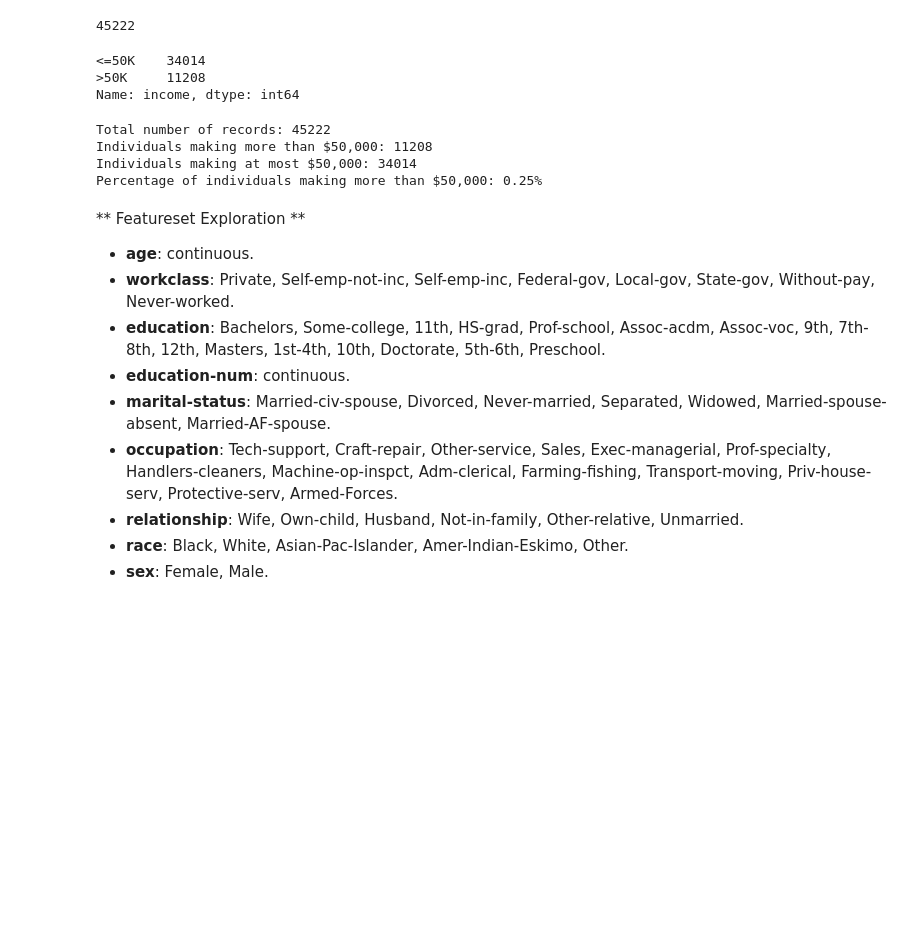
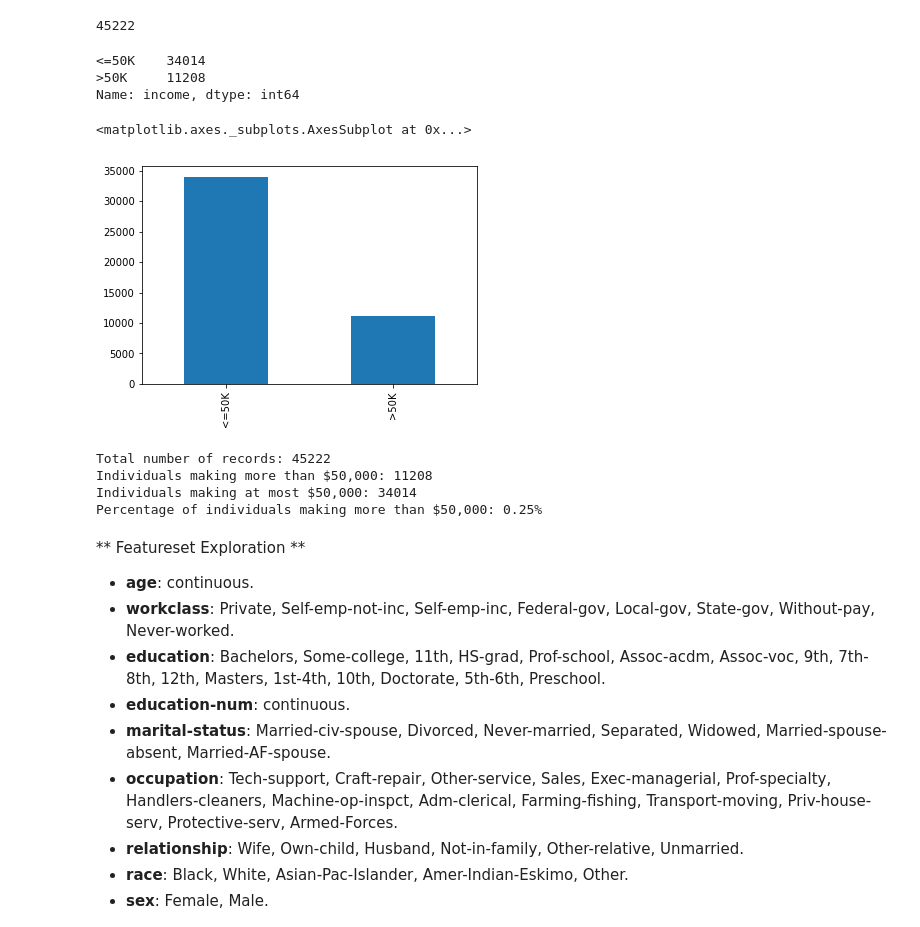
Before and after one commit to rodsveiga/machine-learning, a Jupyter notebook: projects/finding_donors/finding_donors.ipynb, the cells around one changed output. Saved outputs shown, nothing was run; the diff lists cells and outputs as text; code cells hidden in the pictures; blank space fills up the shorter version.

```diff
--- a/projects/finding_donors/finding_donors.ipynb
+++ b/projects/finding_donors/finding_donors.ipynb
@@ -96,6 +97,11 @@ data['income'].value_counts()
 <=50K    34014
 >50K     11208
 Name: income, dtype: int64
+# %%
+data['income'].value_counts().plot(kind='bar')
+# %% [output]
+<matplotlib.axes._subplots.AxesSubplot at 0x...>
+[figure, added]
 # %%
 # TODO: Total number of records
 n_records = data['income'].count()
```
Also changed, not shown: parts of 4 cells of this notebook.
